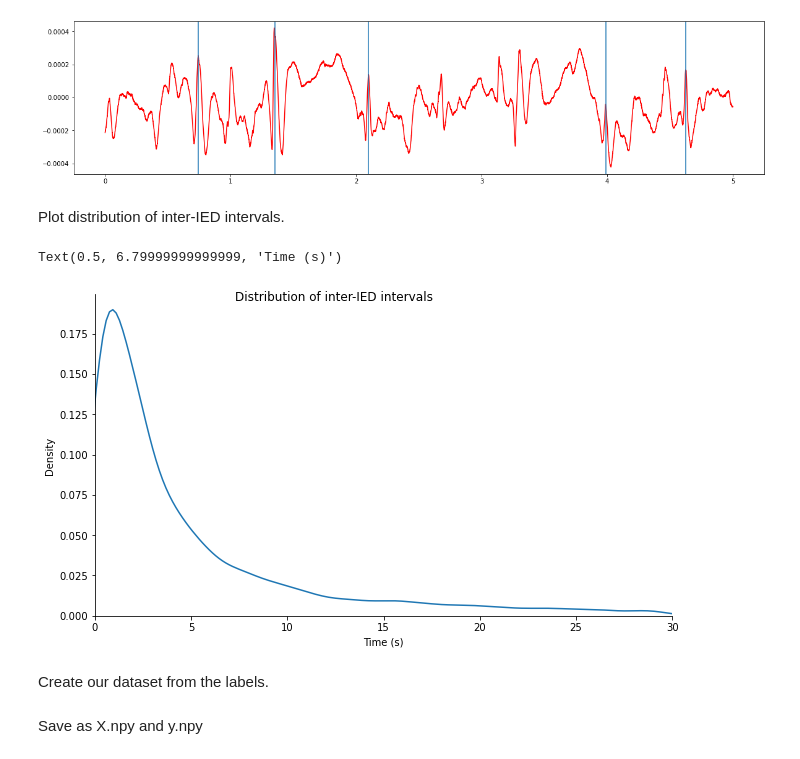
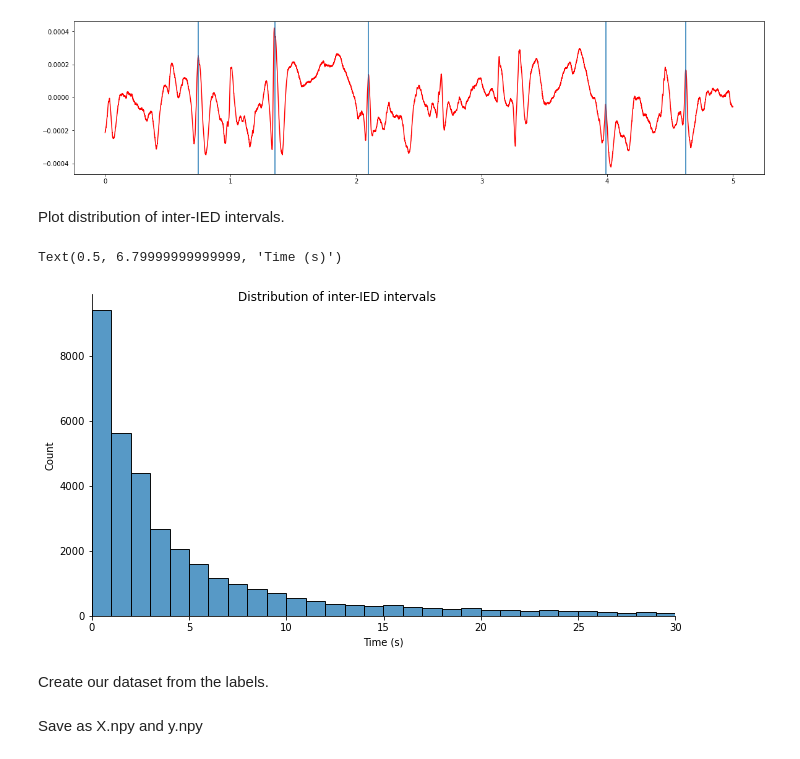
Before and after one commit to norrisjamie23/forecasting-epileptic-discharges, a Jupyter notebook: IED_detection.ipynb, the cells around one changed output. Cells and saved outputs as stored; diff of their text form; code cells hidden in the pictures.

```diff
--- a/IED_detection.ipynb
+++ b/IED_detection.ipynb
@@ -128,34 +128,34 @@ for spike in SpikeIndex[spike_indices]:
     plt.axvline((spike)/2048)
 # %% [output]
 [figure]
-# %% [markdown]
-Plot distribution of inter-IED intervals.
+# %% [markdown]
+Plot distribution of inter-IED intervals.
 # %%
 # Difference in time between IEDs
 diffs = np.zeros((1))
 for channel in np.unique(ChanId):
     diffs = np.append(diffs, np.diff(SpikeIndex[ChanId == channel]))
 
 diffs = diffs[1:]
 
 # Only keep intervals < 30s
 filtered_diffs = diffs[diffs / 2048 < 30]
 
 # Plot using histogram
-# g = sns.displot(filtered_diffs/2048, bins=25)
+g = sns.displot(filtered_diffs/2048, bins=30)
 
 # Alternatively use kde plot
-g = sns.displot(filtered_diffs/2048, kind='kde')
+# g = sns.displot(filtered_diffs/2048, kind='kde')
 
 g.fig.set_size_inches(10,5)
 g.set(xlim=(0, 30))
 g.fig.suptitle('Distribution of inter-IED intervals')
 plt.xlabel('Time (s)')
 # %% [output]
 Text(0.5, 6.79999999999999, 'Time (s)')
-[figure, old version]
+[figure, new version]
-# %% [markdown]
-Create our dataset from the labels.
+# %% [markdown]
+Create our dataset from the labels.
 # %%
 # In Hz
 freq = 2048
@@ -191,8 +191,8 @@ for channel, to_split in enumerate(Data):
 
 X = np.concatenate(X, axis=0)
 y = np.concatenate(y, axis=0)
-# %% [markdown]
-Save as X.npy and y.npy
+# %% [markdown]
+Save as X.npy and y.npy
 # %%
 with open('X.npy', 'wb') as f:
     np.save(f, X)
```
Also changed, not shown: parts of 8 cells of this notebook, 1 other file.
